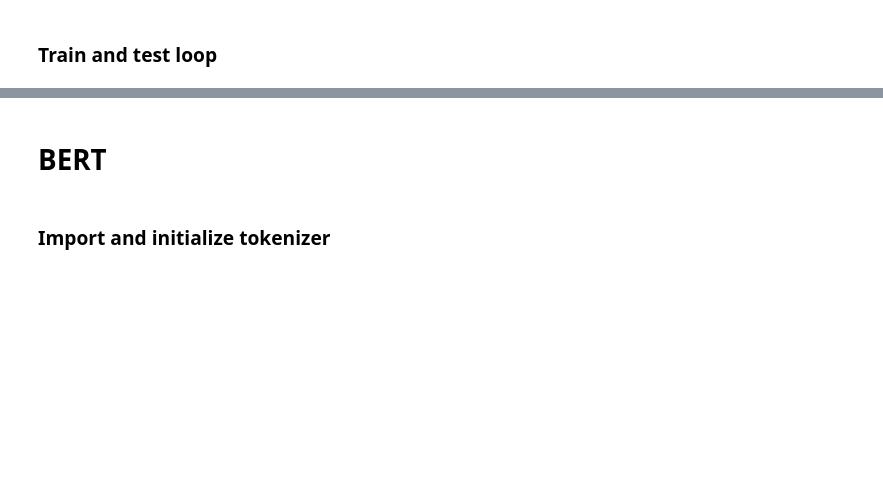
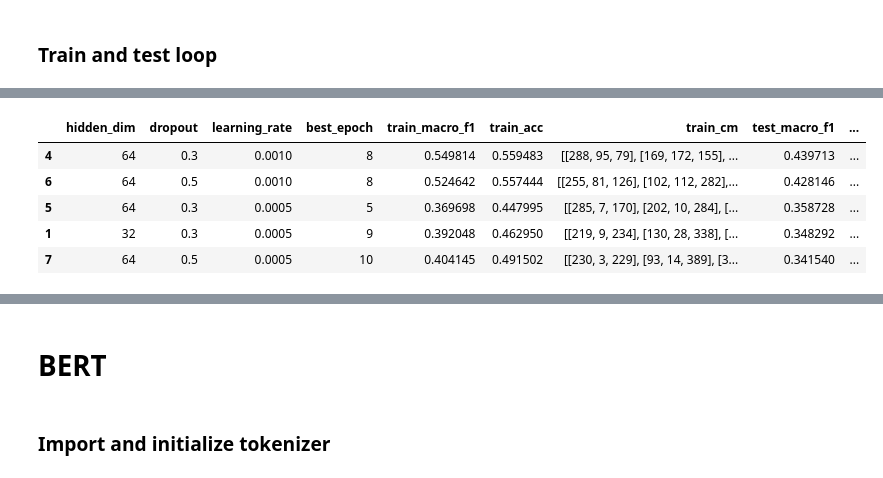
Before and after one commit to cheriechia/genAI-deepL-project, a Jupyter notebook: rnn_for_captions.ipynb, the cells around one changed output, grey strips where cells are left out. Cells and saved outputs as stored; diff of their text form; code cells hidden in the pictures; blank space fills up the shorter version.

```diff
--- a/rnn_for_captions.ipynb
+++ b/rnn_for_captions.ipynb
@@ -347,0 +449,10 @@ Test Confusion Matrix:
+# %%
+# Rank models by test macro F1
+df_results.sort_values("test_macro_f1", ascending=False).head(5)
+# %% [output]
+|  | hidden_dim | dropout | learning_rate | best_epoch | train_macro_f1 | train_acc | train_cm | test_macro_f1 | ... |
+| 4 | 64 | 0.3 | 0.0010 | 8 | 0.549814 | 0.559483 | [[288, 95, 79], [169, 172, 155], ... | 0.439713 | ... |
+| 6 | 64 | 0.5 | 0.0010 | 8 | 0.524642 | 0.557444 | [[255, 81, 126], [102, 112, 282],... | 0.428146 | ... |
+| 5 | 64 | 0.3 | 0.0005 | 5 | 0.369698 | 0.447995 | [[285, 7, 170], [202, 10, 284], [... | 0.358728 | ... |
+| 1 | 32 | 0.3 | 0.0005 | 9 | 0.392048 | 0.462950 | [[219, 9, 234], [130, 28, 338], [... | 0.348292 | ... |
+| 7 | 64 | 0.5 | 0.0005 | 10 | 0.404145 | 0.491502 | [[230, 3, 229], [93, 14, 389], [3... | 0.341540 | ... |
```
Also changed, not shown: parts of 9 cells of this notebook, 5 other files.
